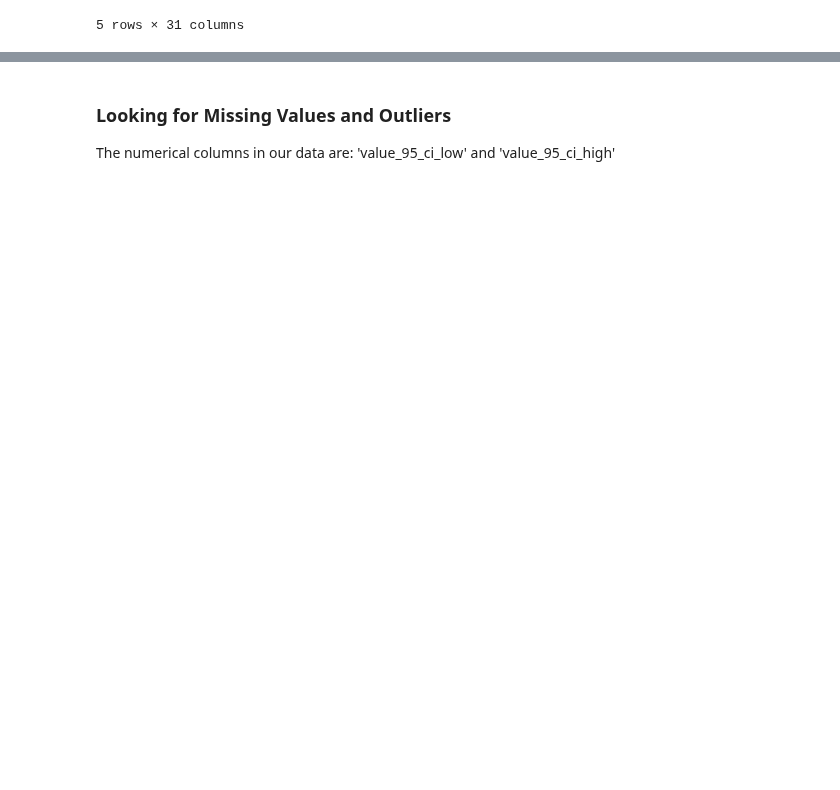
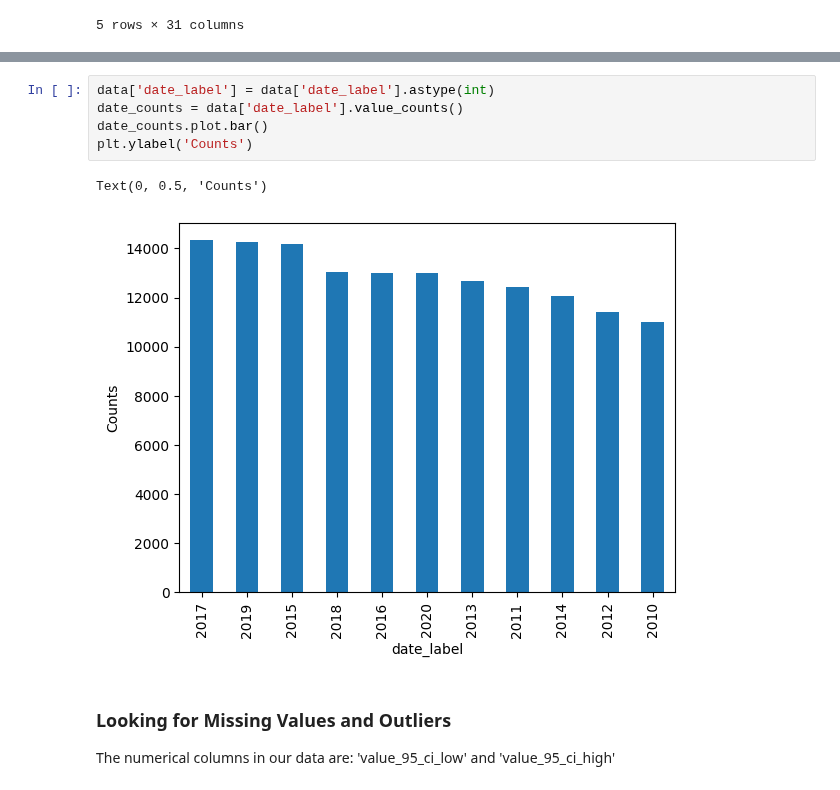
Before and after one commit to kohlerch/G4C-Project, a Jupyter notebook: Project/big-cities-health/BigCitiesHealth.ipynb, the cells around one changed output, grey strips where cells are left out. Cells and saved outputs as stored; diff of their text form; blank space fills up the shorter version.

```diff
--- a/Project/big-cities-health/BigCitiesHealth.ipynb
+++ b/Project/big-cities-health/BigCitiesHealth.ipynb
@@ -34,3 +55,11 @@ Name: count, Length: 2258, dtype: int64
+# %%
+data['date_label'] = data['date_label'].astype(int)
+date_counts = data['date_label'].value_counts()
+date_counts.plot.bar()
+plt.ylabel('Counts')
+# %% [output]
+Text(0, 0.5, 'Counts')
+[figure, added]
 # %% [markdown]
 ### Looking for Missing Values and Outliers
 The numerical columns in our data are: 'value_95_ci_low' and 'value_95_ci_high'
```
Also changed, not shown: parts of 19 cells of this notebook.
